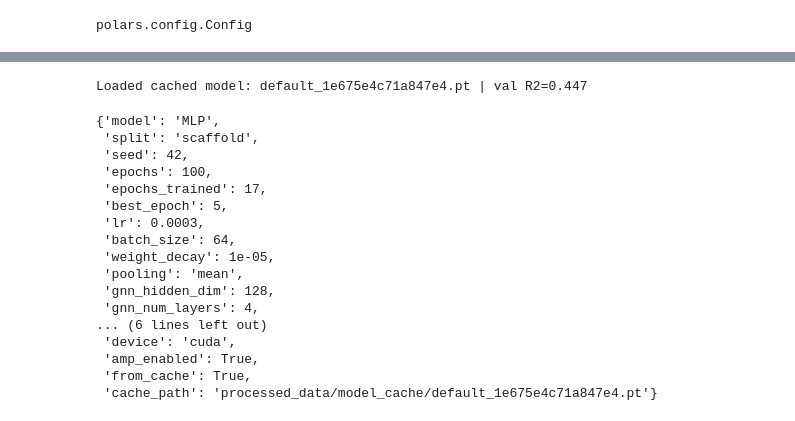
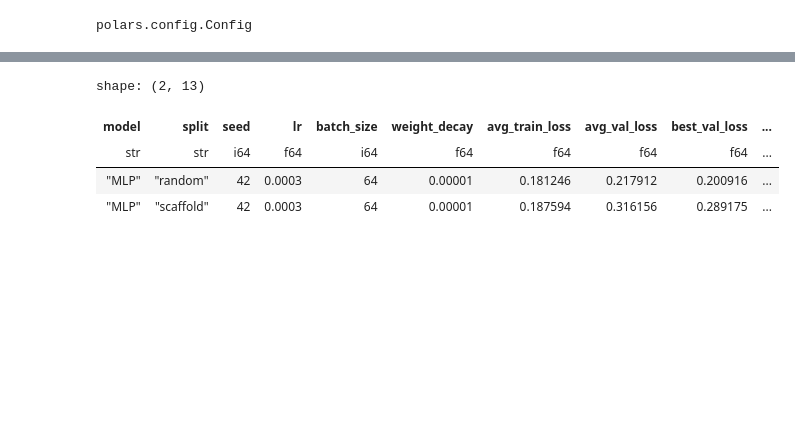
Before and after one commit to Sharens/ml_chembl, a Jupyter notebook: notebooks/learning.ipynb, the cells around one changed output, grey strips where cells are left out. Drawn from its saved outputs; the diff is of its cells as text; code cells hidden in the pictures; blank space fills up the shorter version.

```diff
--- a/notebooks/learning.ipynb
+++ b/notebooks/learning.ipynb
@@ -91,23 +55,17 @@ Loaded cached model: default_37352a75cf5257ec.pt | val R2=0.737
-# %%
-# MLP - scaffold split (porównanie po walidacji)
-train_and_score(model_type="MLP", split_type="scaffold", df_fp=df_clean, log_mlflow=True, evaluate_test=False)
-# %% [output]
-Loaded cached model: default_1e675e4c71a847e4.pt | val R2=0.447
-{'model': 'MLP',
- 'split': 'scaffold',
- 'seed': 42,
- 'epochs': 100,
- 'epochs_trained': 17,
- 'best_epoch': 5,
- 'lr': 0.0003,
- 'batch_size': 64,
- 'weight_decay': 1e-05,
- 'pooling': 'mean',
- 'gnn_hidden_dim': 128,
- 'gnn_num_layers': 4,
-... (6 lines left out)
- 'device': 'cuda',
- 'amp_enabled': True,
- 'from_cache': True,
- 'cache_path': 'processed_data/model_cache/default_1e675e4c71a847e4.pt'}
+# %%
+SUMMARY_COLS = ["model", "split", "seed", "lr", "batch_size", "weight_decay",
+                "avg_train_loss", "avg_val_loss", "best_val_loss", "r2_val", "rmse_val", "mae_val", "from_cache"]
+
+if results_table:
+    df_mlp = pl.DataFrame(results_table).filter(pl.col("model") == "MLP")
+    cols = [c for c in SUMMARY_COLS if c in df_mlp.columns]
+    display(df_mlp.select(cols).sort("r2_val", descending=True))
+else:
+    print("Brak wynikow. Uruchom najpierw komorke treningowa MLP.")
+# %% [output]
+shape: (2, 13)
+| model | split | seed | lr | batch_size | weight_decay | avg_train_loss | avg_val_loss | best_val_loss | ... |
+| str | str | i64 | f64 | i64 | f64 | f64 | f64 | f64 | ... |
+| "MLP" | "random" | 42 | 0.0003 | 64 | 0.00001 | 0.181246 | 0.217912 | 0.200916 | ... |
+| "MLP" | "scaffold" | 42 | 0.0003 | 64 | 0.00001 | 0.187594 | 0.316156 | 0.289175 | ... |
 # %%
```
Also changed, not shown: parts of 20 cells of this notebook, 14 other files.
